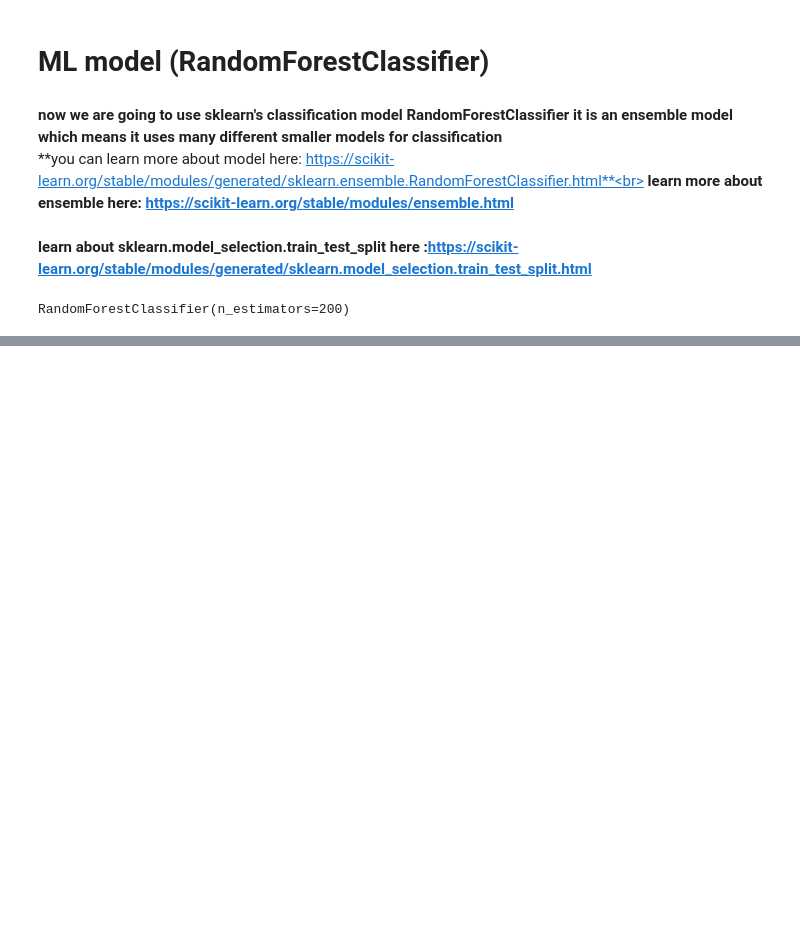
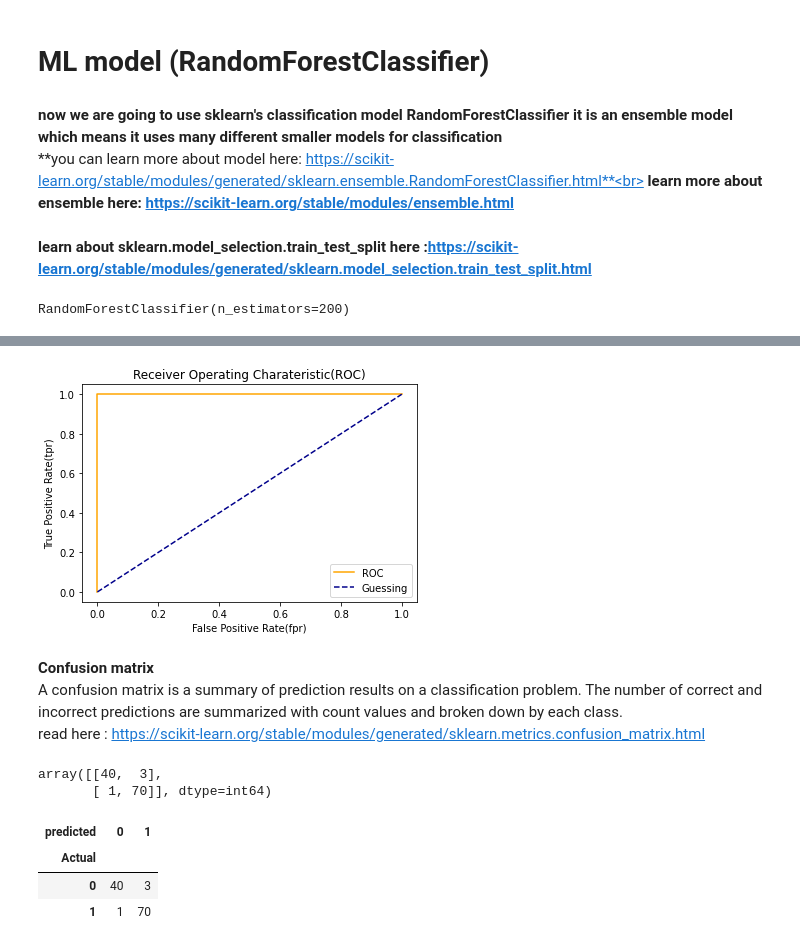
Before and after one commit to Shivam-21-11/Breast-Cancer-Classification-ML, a Jupyter notebook: B_Cancer_model.ipynb, the cells around one changed output, grey strips where cells are left out. Drawn from its saved outputs; the diff is of its cells as text; code cells hidden in the pictures; blank space fills up the shorter version.

```diff
--- a/B_Cancer_model.ipynb
+++ b/B_Cancer_model.ipynb
@@ -144,0 +220,26 @@ RandomForestClassifier(n_estimators=200)
+# %%
+## now to show how a perfect roc curve looks like
+fpr , tpr , thrd = roc_curve(y_test,y_test)
+plot_roc(fpr,tpr)
+# %% [output]
+[figure, added]
+# %% [markdown]
+**Confusion matrix**
+<br>A confusion matrix is a summary of prediction results on a classification problem. The number of correct and incorrect predictions are summarized with count values and broken down by each class.<br>
+read here : https://scikit-learn.org/stable/modules/generated/sklearn.metrics.confusion_matrix.html
+# %%
+from sklearn.metrics import confusion_matrix
+
+# it takes parameter ground truths and predictions
+confusion_matrix(y_test,y_preds)
+# %% [output]
+array([[40,  3],
+       [ 1, 70]], dtype=int64)
+# %%
+# for better visualization
+pd.crosstab(y_test,y_preds,rownames=['Actual'],colnames=['predicted'])
+# %% [output]
+| predicted | 0 | 1 |
+| Actual |  |  |
+| 0 | 40 | 3 |
+| 1 | 1 | 70 |
```
Also changed, not shown: parts of 20 cells of this notebook, 4 other files.
